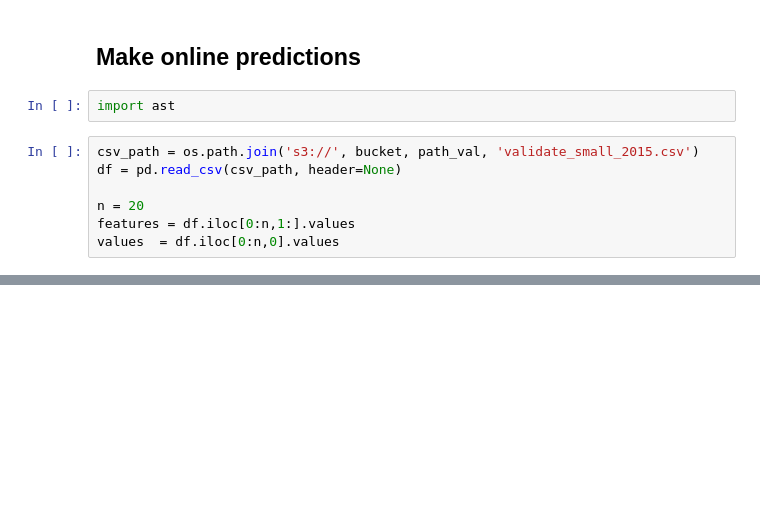
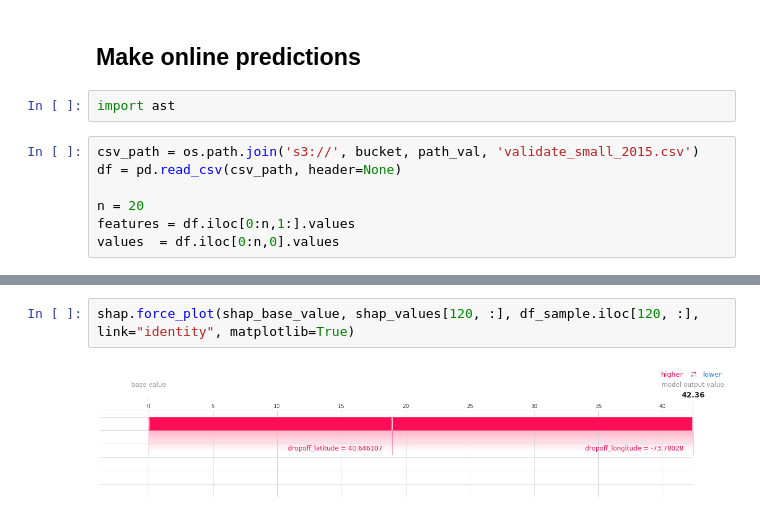
Before and after one commit to AndreasMerentitis/Sagemaker-Athena-NYC-taxi, a Jupyter notebook: taxi_fare_prediction.ipynb, the cells around one changed output, grey strips where cells are left out. Drawn from its saved outputs; the diff is of its cells as text; blank space fills up the shorter version.

```diff
--- a/taxi_fare_prediction.ipynb
+++ b/taxi_fare_prediction.ipynb
@@ -490,0 +571,4 @@ print(result)
+# %%
+shap.force_plot(shap_base_value, shap_values[120, :], df_sample.iloc[120, :], link="identity", matplotlib=True)
+# %% [output]
+[figure, added]
```
Also changed, not shown: parts of 33 cells of this notebook, 1 other file.
